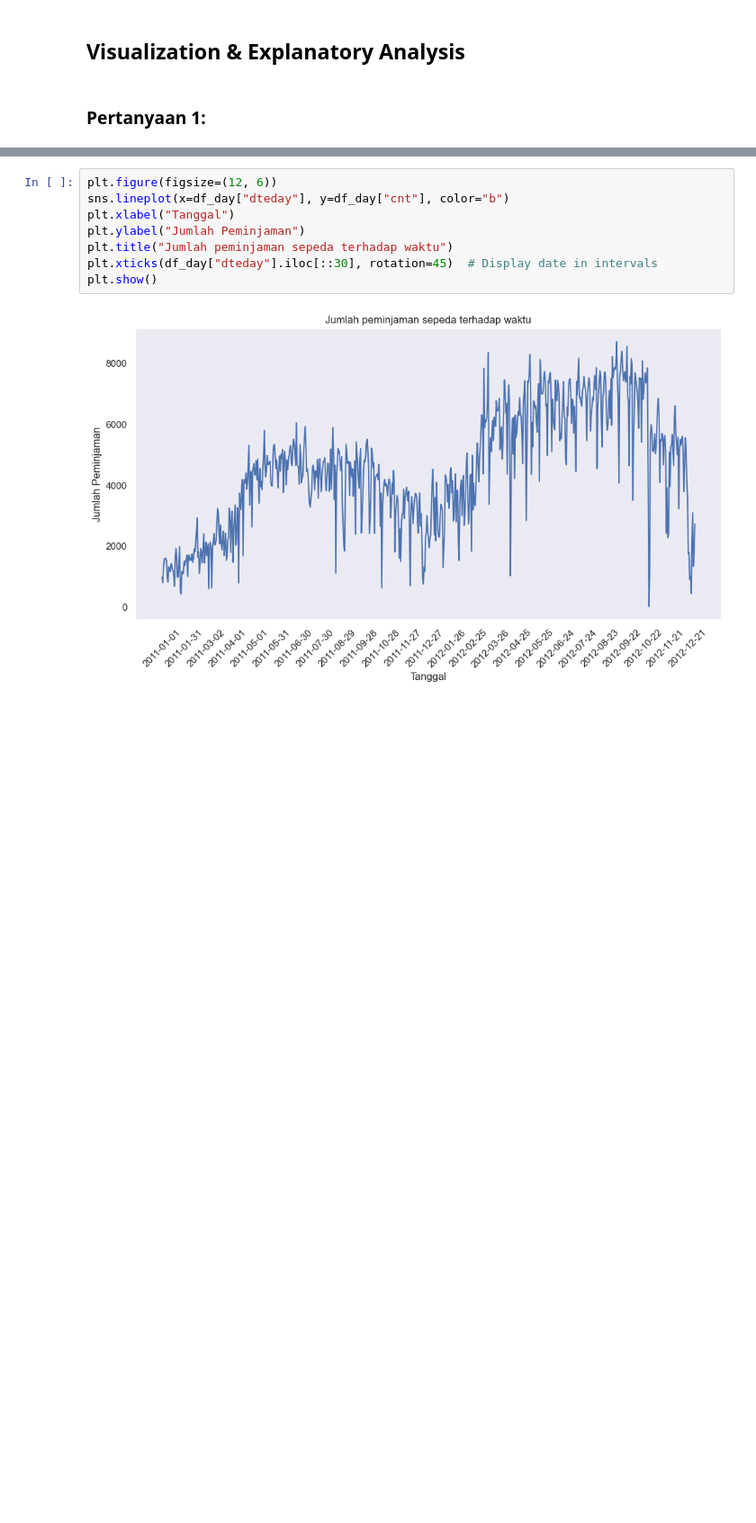
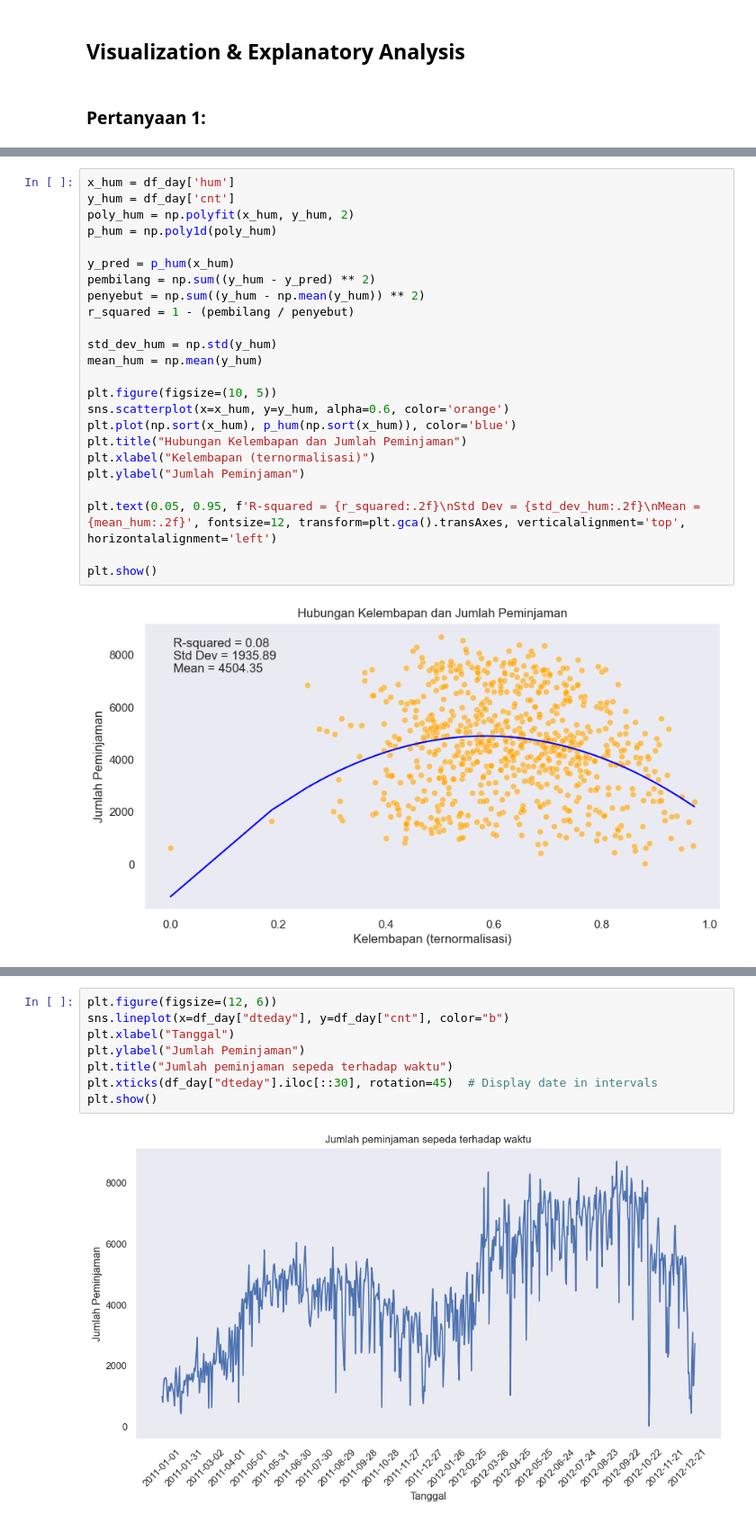
Before and after one commit to takolada/analisisdatadenganpython, a Jupyter notebook: notebook.ipynb, the cells around one changed output, grey strips where cells are left out. Shown at 90% size. Saved outputs shown, nothing was run; the diff lists cells and outputs as text; blank space fills up the shorter version.

```diff
--- a/notebook.ipynb
+++ b/notebook.ipynb
@@ -408,0 +458,26 @@ df_day.groupby(by="yr").agg(
+# %%
+x_hum = df_day['hum']
+y_hum = df_day['cnt']
+poly_hum = np.polyfit(x_hum, y_hum, 2)
+p_hum = np.poly1d(poly_hum)
+
+y_pred = p_hum(x_hum)
+pembilang = np.sum((y_hum - y_pred) ** 2)
+penyebut = np.sum((y_hum - np.mean(y_hum)) ** 2)
+r_squared = 1 - (pembilang / penyebut)
+
+std_dev_hum = np.std(y_hum)
+mean_hum = np.mean(y_hum)
+
+plt.figure(figsize=(10, 5))
+sns.scatterplot(x=x_hum, y=y_hum, alpha=0.6, color='orange')
+plt.plot(np.sort(x_hum), p_hum(np.sort(x_hum)), color='blue')
+plt.title("Hubungan Kelembapan dan Jumlah Peminjaman")
+plt.xlabel("Kelembapan (ternormalisasi)")
+plt.ylabel("Jumlah Peminjaman")
+
+plt.text(0.05, 0.95, f'R-squared = {r_squared:.2f}\nStd Dev = {std_dev_hum:.2f}\nMean = {mean_hum:.2f}', fontsize=12, transform=plt.gca().transAxes, verticalalignment='top', horizontalalignment='left')
+
+plt.show()
+# %% [output]
+[figure, added]
```
Also changed, not shown: parts of 24 cells of this notebook.
